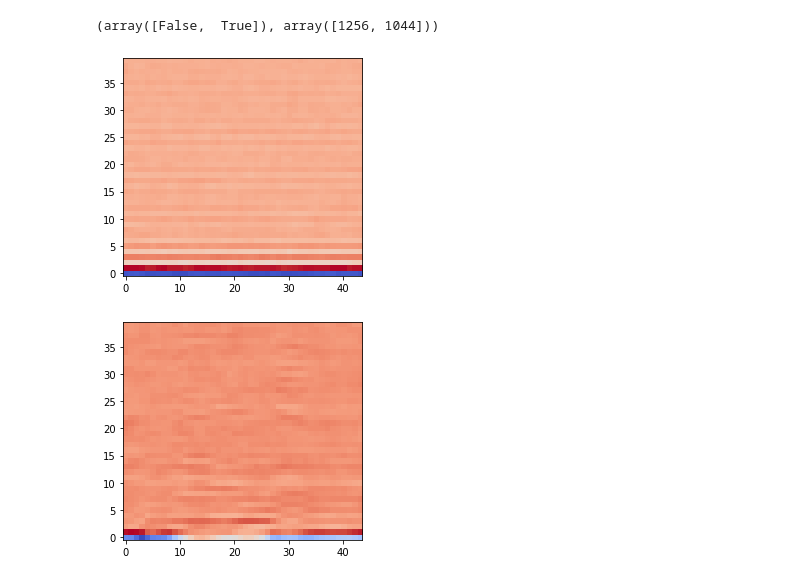
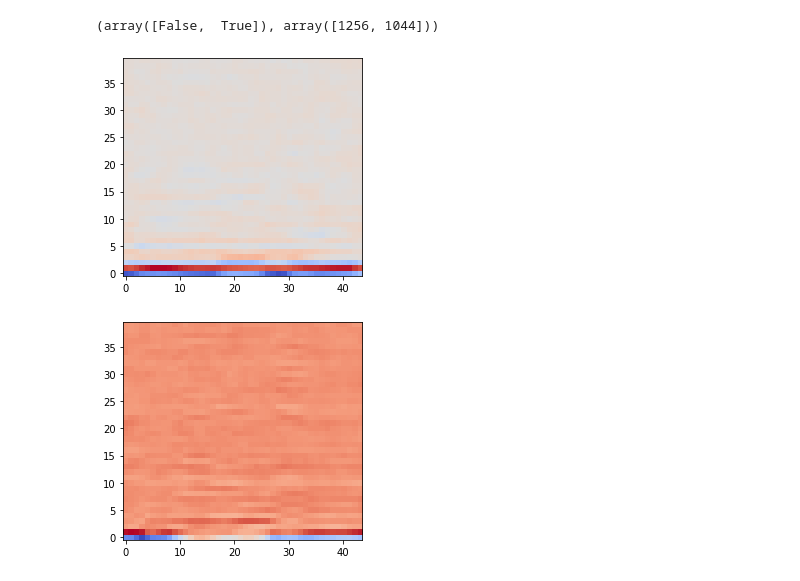
Before and after one commit to ambervb/dialogue-proj, a Jupyter notebook: CNN/Same_voice/CNN_Voice_YesNo_v4.ipynb, the cells around one changed output. Drawn from its saved outputs; the diff is of its cells as text; code cells hidden in the pictures.

```diff
--- a/CNN/Same_voice/CNN_Voice_YesNo_v4.ipynb
+++ b/CNN/Same_voice/CNN_Voice_YesNo_v4.ipynb
@@ -97,11 +97,11 @@ print(np.unique(test_labels, return_counts=True))
 # %%
 from matplotlib import cm
 fig, ax = plt.subplots()
-mfcc_data = data_speaker[1]
+mfcc_data = data_speaker[-1]
 cox = ax.imshow(mfcc_data, interpolation = 'nearest', cmap = cm.coolwarm, origin = 'lower')
 plt.show()
 # %% [output]
-[figure, old version]
+[figure, new version]
 # %%
 from matplotlib import cm
 fig, ax = plt.subplots()
```
Also changed, not shown: parts of 8 cells of this notebook.
